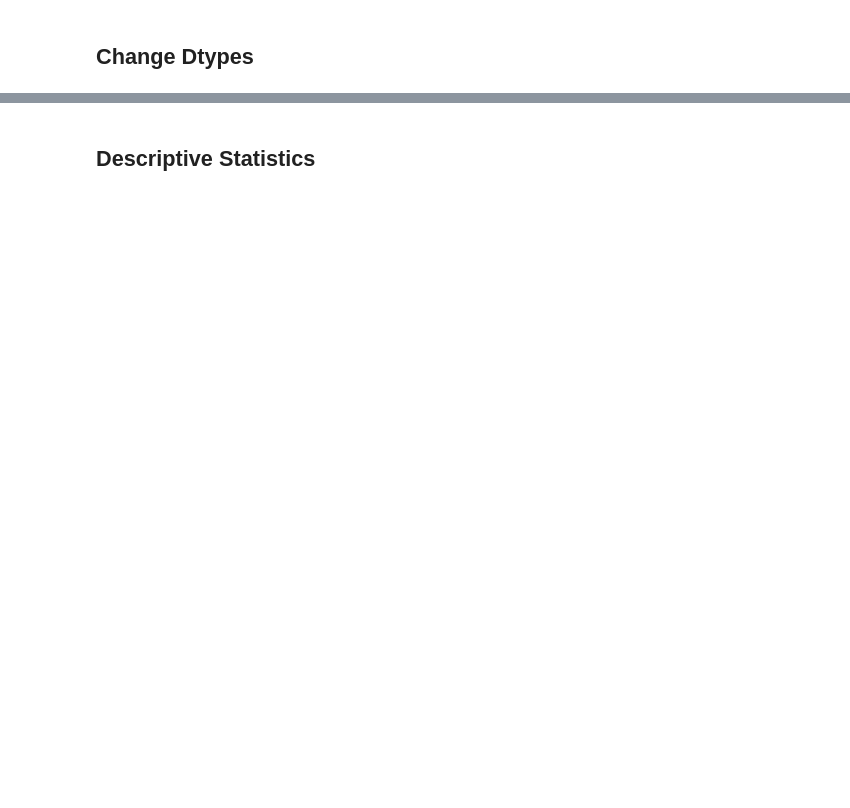
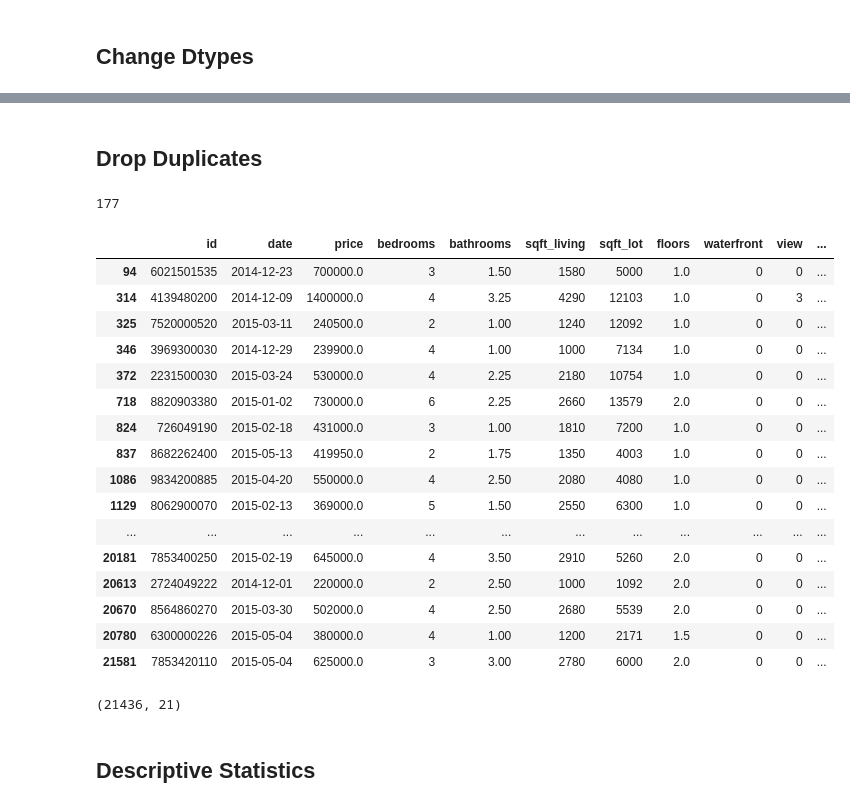
Before and after one commit to marxcerqueira/analytics-streamlit-dashboard, a Jupyter notebook: kc-house-eda.ipynb, the cells around one changed output, grey strips where cells are left out. Cells and saved outputs as stored; diff of their text form; code cells hidden in the pictures; blank space fills up the shorter version.

```diff
--- a/kc-house-eda.ipynb
+++ b/kc-house-eda.ipynb
@@ -65,3 +65,6 @@ This dataset contains house sale prices for King County, which includes Seattle.
 
 source:
 https://www.kaggle.com/harlfoxem/housesalesprediction
+# %%
+# load data
+data_raw = pd.read_csv('/home/marxcerqueira/repos/analytics-streamlit-dashboard/kc_house_data.csv')
@@ -77,0 +204,27 @@ https://www.kaggle.com/harlfoxem/housesalesprediction
+# %% [markdown]
+## Drop Duplicates
+# %%
+# looking for duplicated houses ID's
+df0['id'].duplicated(keep = 'first').sum()
+# %% [output]
+177
+# %%
+df0[df0['id'].duplicated(keep='first')]
+# %% [output]
+|  | id | date | price | bedrooms | bathrooms | sqft_living | sqft_lot | floors | waterfront | view | ... |
+| 94 | 6021501535 | 2014-12-23 | 700000.0 | 3 | 1.50 | 1580 | 5000 | 1.0 | 0 | 0 | ... |
+| 314 | 4139480200 | 2014-12-09 | 1400000.0 | 4 | 3.25 | 4290 | 12103 | 1.0 | 0 | 3 | ... |
+| 325 | 7520000520 | 2015-03-11 | 240500.0 | 2 | 1.00 | 1240 | 12092 | 1.0 | 0 | 0 | ... |
+| 346 | 3969300030 | 2014-12-29 | 239900.0 | 4 | 1.00 | 1000 | 7134 | 1.0 | 0 | 0 | ... |
+| 372 | 2231500030 | 2015-03-24 | 530000.0 | 4 | 2.25 | 2180 | 10754 | 1.0 | 0 | 0 | ... |
+| 718 | 8820903380 | 2015-01-02 | 730000.0 | 6 | 2.25 | 2660 | 13579 | 2.0 | 0 | 0 | ... |
+| 824 | 726049190 | 2015-02-18 | 431000.0 | 3 | 1.00 | 1810 | 7200 | 1.0 | 0 | 0 | ... |
+| 837 | 8682262400 | 2015-05-13 | 419950.0 | 2 | 1.75 | 1350 | 4003 | 1.0 | 0 | 0 | ... |
+| 1086 | 9834200885 | 2015-04-20 | 550000.0 | 4 | 2.50 | 2080 | 4080 | 1.0 | 0 | 0 | ... |
+| 1129 | 8062900070 | 2015-02-13 | 369000.0 | 5 | 1.50 | 2550 | 6300 | 1.0 | 0 | 0 | ... |
+| ... | ... | ... | ... | ... | ... | ... | ... | ... | ... | ... | ... |
+| 20181 | 7853400250 | 2015-02-19 | 645000.0 | 4 | 3.50 | 2910 | 5260 | 2.0 | 0 | 0 | ... |
+| 20613 | 2724049222 | 2014-12-01 | 220000.0 | 2 | 2.50 | 1000 | 1092 | 2.0 | 0 | 0 | ... |
+| 20670 | 8564860270 | 2015-03-30 | 502000.0 | 4 | 2.50 | 2680 | 5539 | 2.0 | 0 | 0 | ... |
+| 20780 | 6300000226 | 2015-05-04 | 380000.0 | 4 | 1.00 | 1200 | 2171 | 1.5 | 0 | 0 | ... |
+| 21581 | 7853420110 | 2015-05-04 | 625000.0 | 3 | 3.00 | 2780 | 6000 | 2.0 | 0 | 0 | ... |
@@ -78,2 +234,6 @@ https://www.kaggle.com/harlfoxem/housesalesprediction
+# %%
+df0.shape
+# %% [output]
+(21436, 21)
 # %% [markdown]
 ## Descriptive Statistics
```
Also changed, not shown: parts of 38 cells of this notebook, 1 other file.
